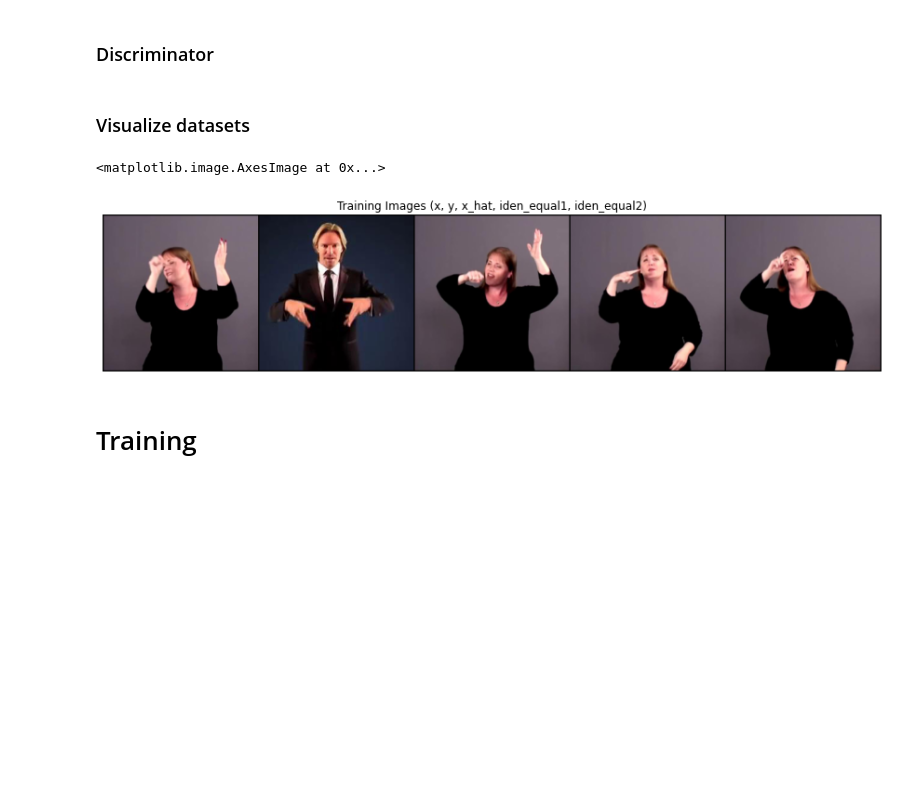
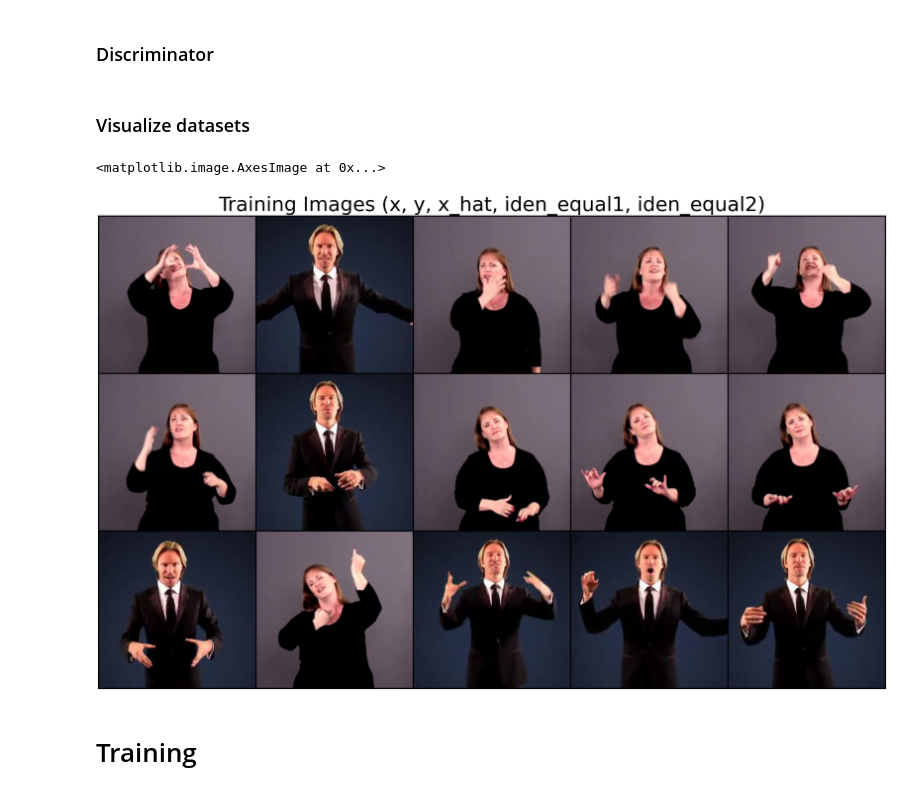
Before and after one commit to Anchang8/FusionGAN, a Jupyter notebook: FusionGAN_pr.ipynb, the cells around one changed output. Saved outputs shown, nothing was run; the diff lists cells and outputs as text; code cells hidden in the pictures; blank space fills up the shorter version.

```diff
--- a/FusionGAN_pr.ipynb
+++ b/FusionGAN_pr.ipynb
@@ -58,7 +60,12 @@ class YouTubePose(Dataset):
         self.transform = transform
 
     def __len__(self):
-        return 6000
+        length = []
+        for i in range(self.class_num):
+            dir_path = self.dataset_dir +'train/class{}_cropped'.format(i + 1)
+            length.append(len(os.walk(dir_path).__next__()[2]))
+        max_len = max(length)
+        return max_len
 
     def _rand(self):
         randx = random.randint(1,self.class_num)
@@ -285,6 +314,8 @@ class Discriminator(nn.Module): #batch Norm 사용 안하면? 어떨까
         out_pooled = -out_pooled #Min-Patch
 
         return out, out_pooled
+# %% [markdown]
+### Visualize datasets
 # %%
 train_dataset = YouTubePose(dataset_dir, class_num, transform)
 train_dataloader = DataLoader(train_dataset, batch_size = batch_size,
@@ -298,25 +329,19 @@ discriminator.apply(weights_init)
 
 optimizer_G = optim.Adam(generator.parameters(), lr = lr_G, betas = (0.5,0.999))
 optimizer_D = optim.Adam(discriminator.parameters(), lr = lr_D, betas = (0.5, 0.999))
-# %% [markdown]
-### Visualize datasets
 # %%
-sample = next(iter(train_dataloader))
-x, y, x_hat, iden_equal1, iden_equal2 = sample['x'], sample['y'], sample['x_hat'], sample['identity_equal_1'], sample['identity_equal_2']
+sample_list = []
+for i in range(3):
+    sample = next(iter(train_dataloader))
+    sample_list.extend([sample['x'][0], sample['y'][0], sample['x_hat'][0], sample['identity_equal_1'][0], sample['identity_equal_2'][0]])
 
-x = torch.squeeze(x)
-y = torch.squeeze(y)
-x_hat = torch.squeeze(x_hat)
-iden_equal1 = torch.squeeze(iden_equal1)
-iden_equal2 = torch.squeeze(iden_equal2)
-
-plt.figure(figsize=(15,75))
+plt.figure(figsize=(50,50))
 plt.axis('off')
-plt.title('Training Images (x, y, x_hat, iden_equal1, iden_equal2)')
-plt.imshow(np.transpose(utils.make_grid([x, y, x_hat, iden_equal1, iden_equal2], padding = 2,
-                                       normalize = True),(1,2,0)))
+plt.title('Training Images (x, y, x_hat, iden_equal1, iden_equal2)', size = 70)
+plt.imshow(np.transpose(utils.make_grid(sample_list, padding = 2,
+                                       normalize = True, nrow = 5),(1,2,0)))
 # %% [output]
 <matplotlib.image.AxesImage at 0x...>
-[figure, old version]
+[figure, new version]
 # %% [markdown]
 # Training
```
Also changed, not shown: parts of 9 cells of this notebook.
